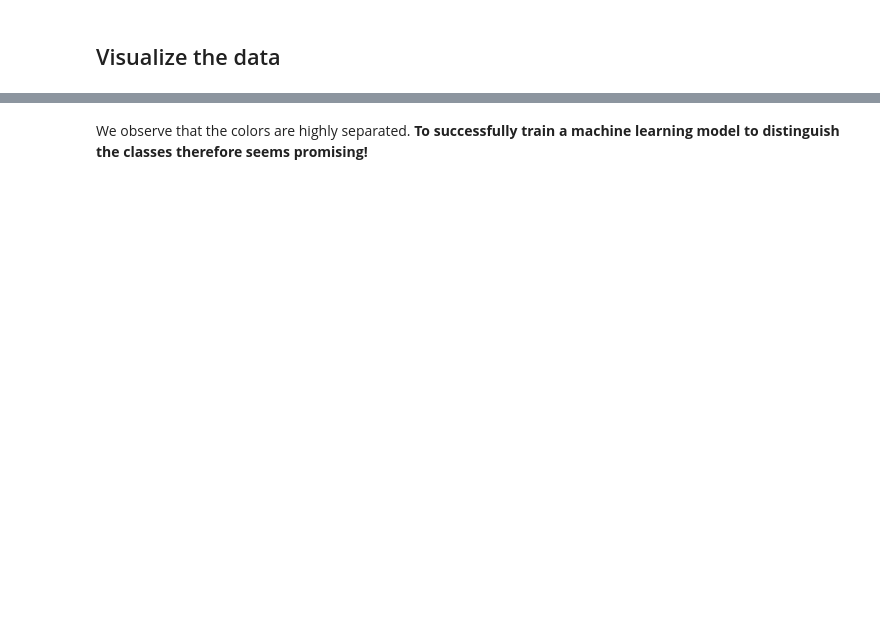
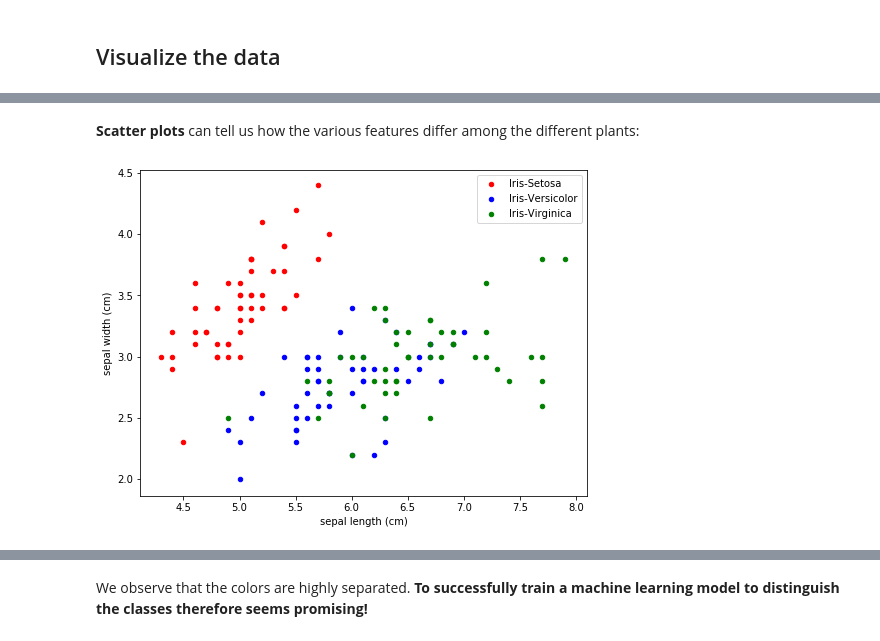
Before and after one commit to h183502/DAT158ML, a Jupyter notebook: Part1-intro/DAT158-Part1-simple_examples.ipynb, the cells around one changed output, grey strips where cells are left out. Cells and saved outputs as stored; diff of their text form; code cells hidden in the pictures; blank space fills up the shorter version.

```diff
--- a/Part1-intro/DAT158-Part1-simple_examples.ipynb
+++ b/Part1-intro/DAT158-Part1-simple_examples.ipynb
@@ -131 +191,18 @@ iris_df.head(10)
+# %% [markdown]
+**Scatter plots** can tell us how the various features differ among the different plants:
+# %%
+# Scatter plot for sepal length versus sepal width, colored by the plant class:
+
+ax = iris_df[iris_df['label'] == 0].plot.scatter(x='sepal length (cm)', y='sepal width (cm)',
+                                                    color='red', label='Iris-Setosa', figsize=(8,6))
+
+iris_df[iris_df['label'] == 1].plot.scatter(x='sepal length (cm)', y='sepal width (cm)',
+                                                    color='blue', label='Iris-Versicolor', ax=ax)
+
+iris_df[iris_df['label'] == 2].plot.scatter(x='sepal length (cm)', y='sepal width (cm)',
+                                                    color='green', label='Iris-Virginica', ax=ax)
+
+plt.show()
+# %% [output]
+[figure, added]
 # %% [markdown]
```
Also changed, not shown: parts of 53 cells of this notebook, 1 other file.
